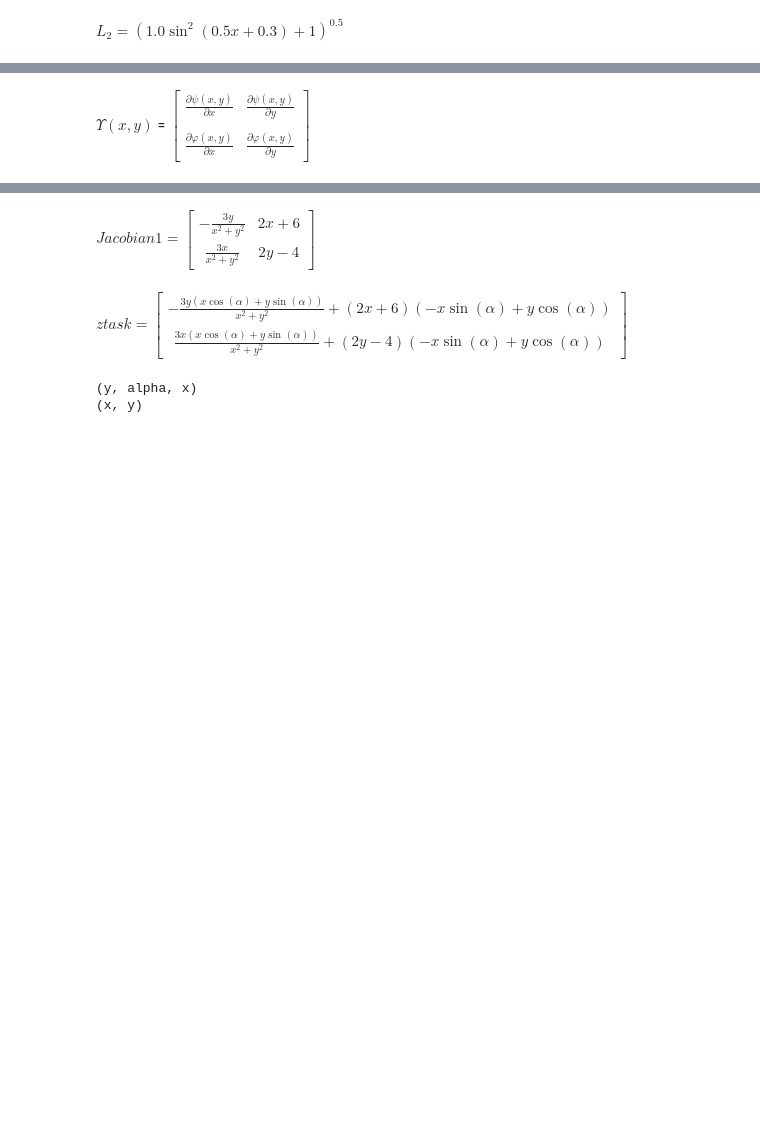
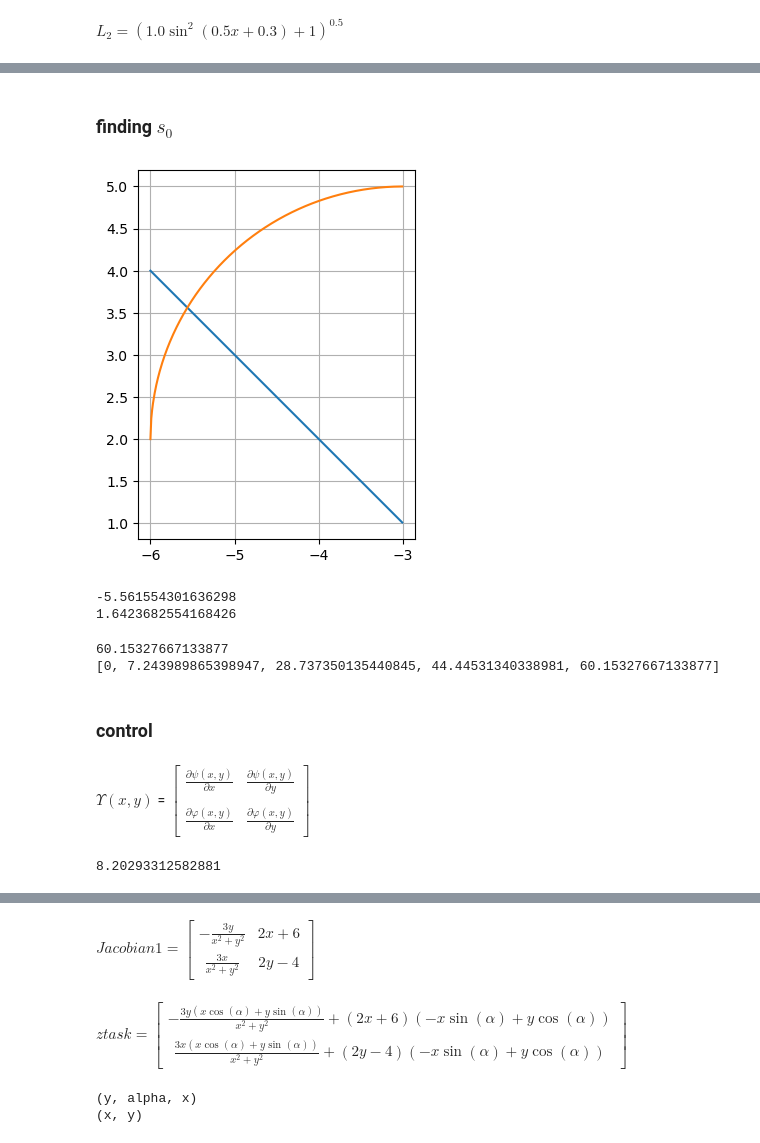
Before and after one commit to dvogureckiy99/TPandC, a Jupyter notebook: lab3.ipynb, the cells around one changed output, grey strips where cells are left out. Saved outputs shown, nothing was run; the diff lists cells and outputs as text; code cells hidden in the pictures; blank space fills up the shorter version.

Commit message:
добавлены расчеты угла alpha asterisk for 1 and 2 path

```diff
--- a/lab3.ipynb
+++ b/lab3.ipynb
@@ -244,2 +222,39 @@ s_2(xsw2)-s_1(xsw1)
+# %% [markdown]
+### finding $s_0$
+# %%
+t_data = np.arange(xc1-R1,xc1,1e-2)
+plt.plot(t_data,(t_data-(xc1-R1))*np.tan(alpha0 - np.pi) + y0)
+plt.plot(t_data,fun_calc_phi_12_y(t_data))
+plt.grid(True)
+ax = plt.gca()
+ax.set_aspect('equal', adjustable='box')
+# %% [output]
+[figure, added]
+# %%
+# finding s0
+def fun_optim_s0(x):
+    return ( (x-(xc1-R1))*np.tan(alpha0 - np.pi) + y0 - fun_calc_phi_12_y(x) )**2
+
+x0_4s0 = sp.optimize.minimize_scalar(fun_optim_s0,bounds=(xc1-R1,xc1),method='bounded').x
+s0 = s_1(x0_4s0)
+print(x0_4s0)
+print(s0)
+# %% [output]
+-5.561554301636298
+1.6423682554168426
+# %%
+s_len = s_1(xsw1) + s_2(xsw2) + s_3(xc3-R3) + s_4(xc3+R3)
+print(s_len)
+s_all = [0,s_1(xsw1),s_1(xsw1) + s_2(xsw2),s_1(xsw1) + s_2(xsw2) + s_3(xc3-R3),s_1(xsw1) + s_2(xsw2) + s_3(xc3-R3) + s_4(xc3+R3)]
+print(s_all)
+# %% [output]
+60.15327667133877
+[0, 7.243989865398947, 28.737350135440845, 44.44531340338981, 60.15327667133877]
+# %% [markdown]
+### control
 # %% [markdown]
 $\Upsilon(x,y)$ = $\begin{bmatrix} \frac{\partial \psi(x,y)}{\partial x} & \frac{\partial \psi(x,y)}{\partial y} \\ & \\\frac{\partial \varphi(x,y)}{\partial x} & \frac{\partial \varphi(x,y)}{\partial y} \end{bmatrix}$
+# %%
+calc_phi_12_s((s_all[2]-s_all[1])/2+s_all[1])
+# %% [output]
+8.20293312582881
```
Also changed, not shown: parts of 13 cells of this notebook.
